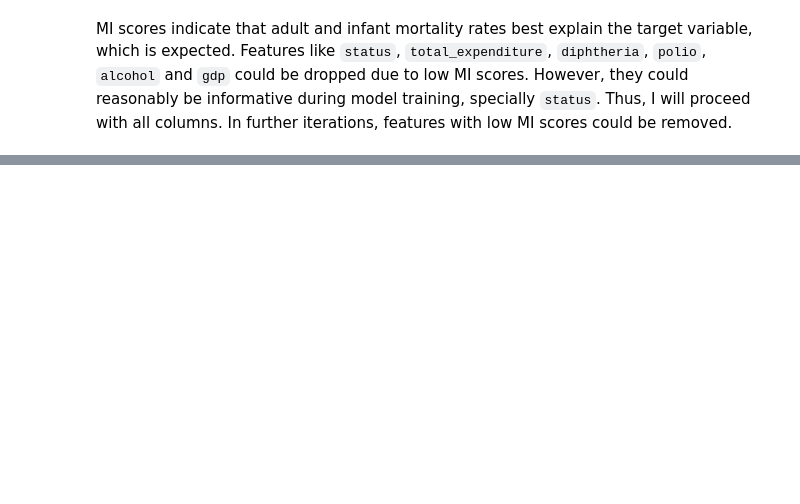
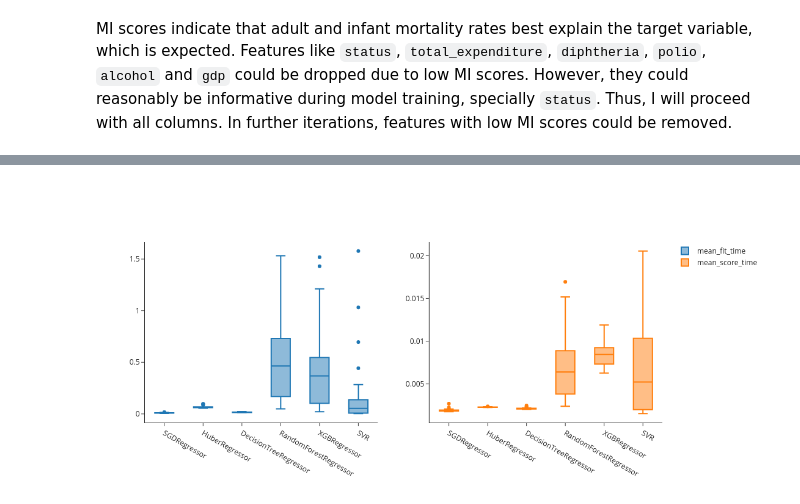
Before and after one commit to LaboraTORIbio/life_expectancy_prediction, a Jupyter notebook: life_expectancy.ipynb, the cells around one changed output, grey strips where cells are left out. Cells and saved outputs as stored; diff of their text form; code cells hidden in the pictures; blank space fills up the shorter version.

```diff
--- a/life_expectancy.ipynb
+++ b/life_expectancy.ipynb
@@ -625,0 +718,13 @@ MI scores indicate that adult and infant mortality rates best explain the target
+# %%
+# Boxplots for the mean fitting and scoring times:
+fig = make_subplots(rows=1, cols=2)
+
+fig.add_trace(go.Box(x=df_cv['model_name'], y=df_cv['mean_fit_time'], name='mean_fit_time'),
+             row=1, col=1)
+fig.add_trace(go.Box(x=df_cv['model_name'], y=df_cv['mean_score_time'], name='mean_score_time'),
+             row=1, col=2)
+
+fig.update_layout(height=500, width=1100)
+fig.show()
+# %% [output]
+[figure, added]
```
Also changed, not shown: parts of 15 cells of this notebook.
